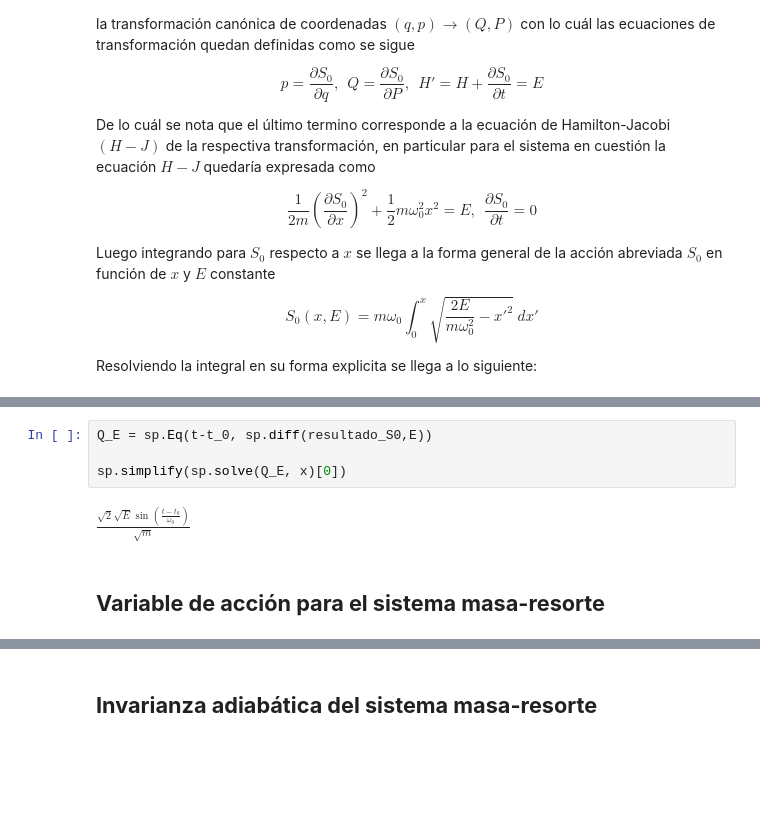
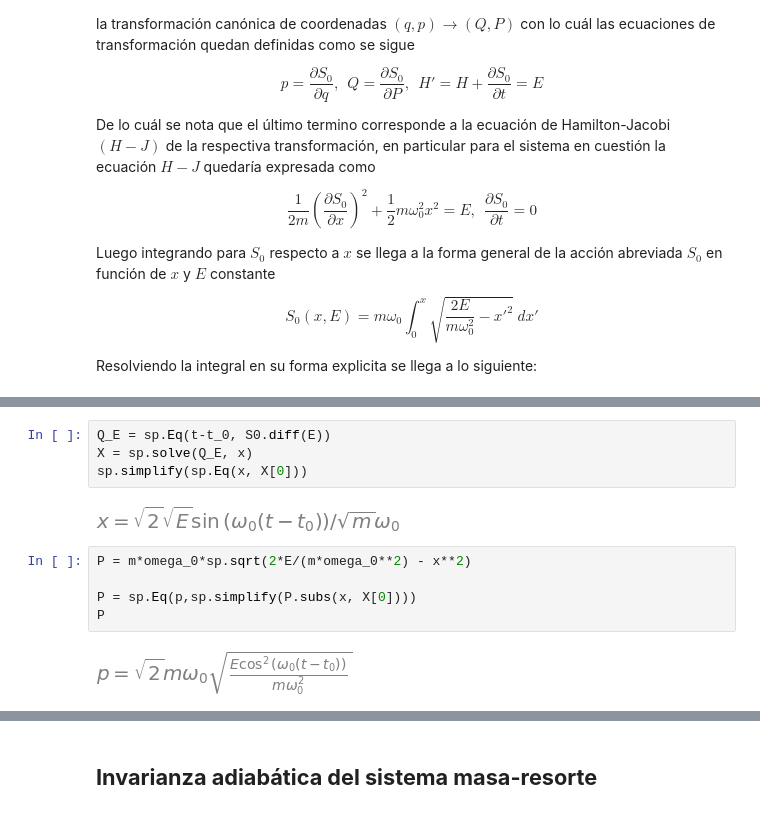
Before and after one commit to jerolg/FISICA_TEORICA_2, a Jupyter notebook: T3_Mecanica_hamilton/T3_hamilton.ipynb, the cells around one changed output, grey strips where cells are left out. Saved outputs shown, nothing was run; the diff lists cells and outputs as text; blank space fills up the shorter version.

```diff
--- a/T3_Mecanica_hamilton/T3_hamilton.ipynb
+++ b/T3_Mecanica_hamilton/T3_hamilton.ipynb
@@ -144,8 +97,13 @@ Sabiendo además que $Q_E = \Delta t$, entonces
 # %%
-Q_E = sp.Eq(t-t_0, sp.diff(resultado_S0,E))
-
-sp.simplify(sp.solve(Q_E, x)[0])
+Q_E = sp.Eq(t-t_0, S0.diff(E))
+X = sp.solve(Q_E, x)
+sp.simplify(sp.Eq(x, X[0]))
 # %% [output]
-$\displaystyle \frac{\sqrt{2} \sqrt{E} \sin{\left(\frac{t - t_{0}}{\omega_{0}} \right)}}{\sqrt{m}}$
+[figure, added]
-# %% [markdown]
-## **Variable de acción para el sistema masa-resorte**
+# %%
+P = m*omega_0*sp.sqrt(2*E/(m*omega_0**2) - x**2)
+
+P = sp.Eq(p,sp.simplify(P.subs(x, X[0])))
+P
+# %% [output]
+[figure, added]
```
Also changed, not shown: parts of 11 cells of this notebook.
